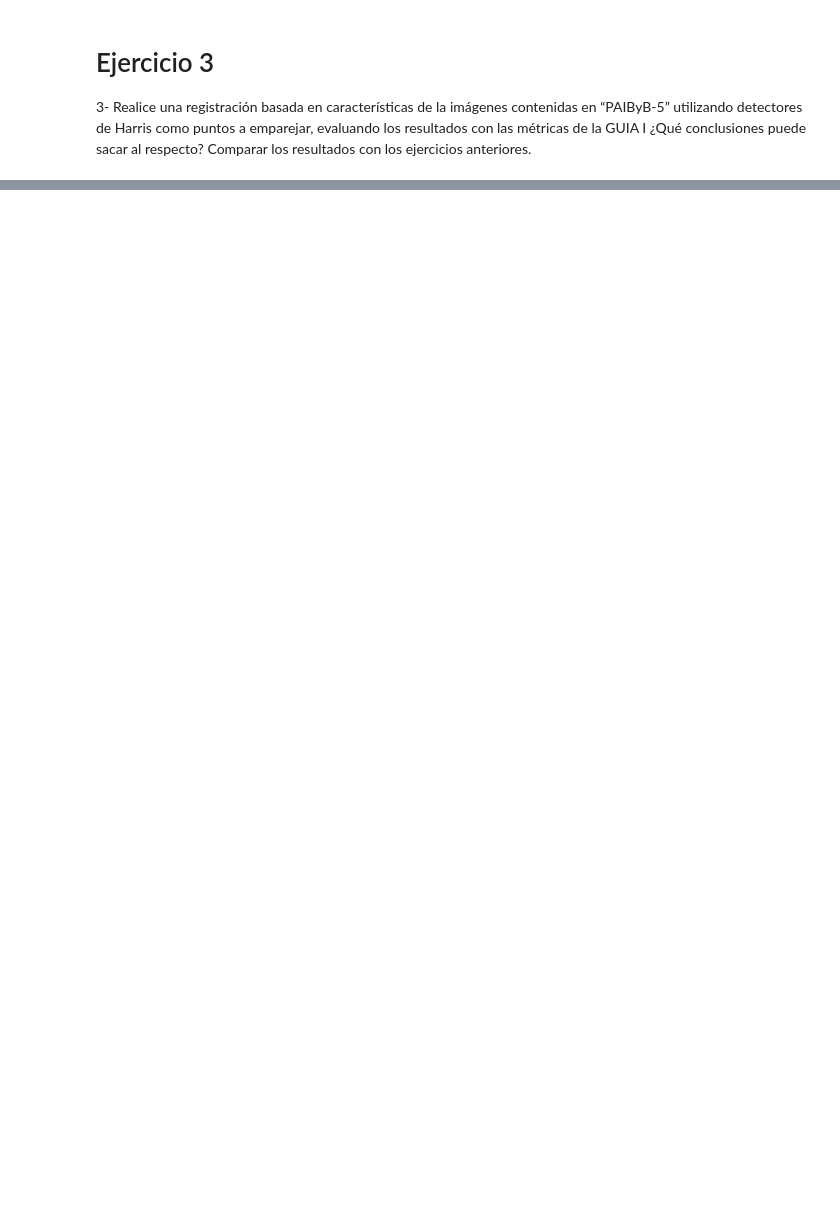
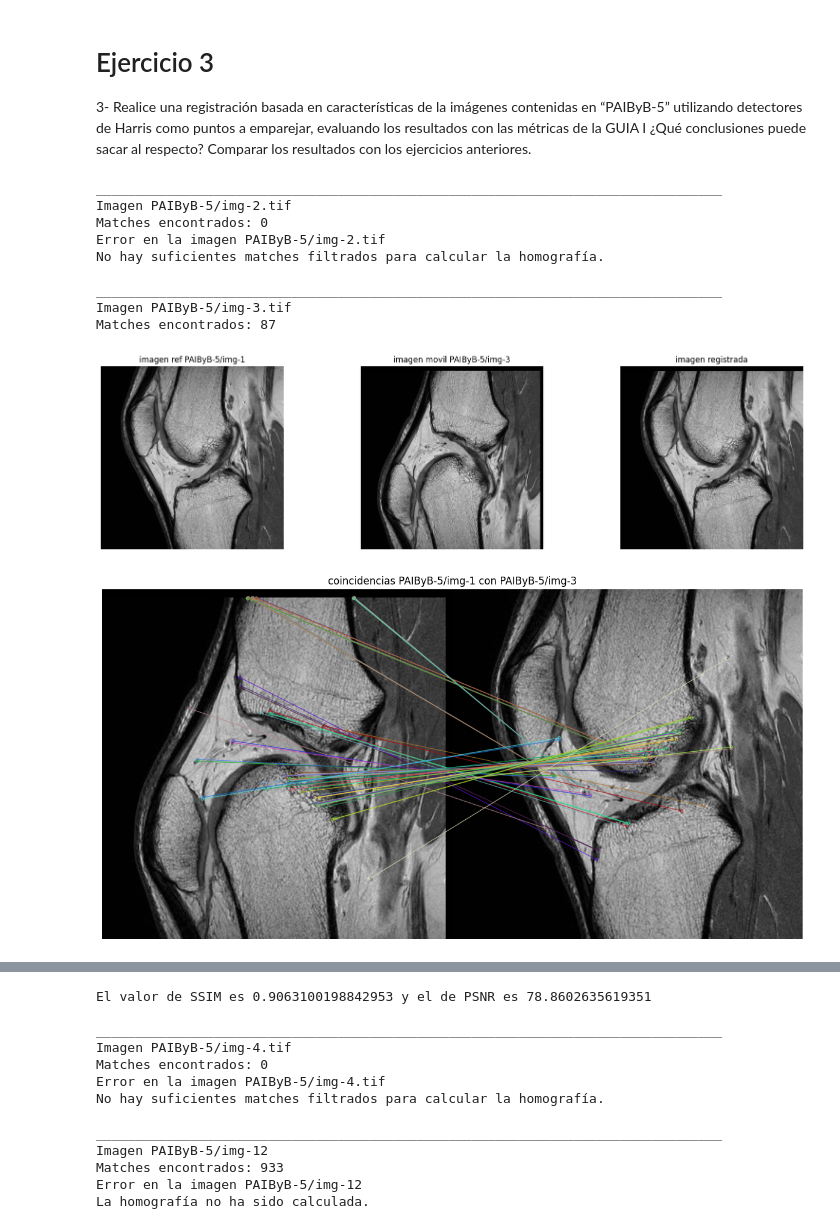
Before and after one commit to gonzagrau/PAIByB, a Jupyter notebook: GUIA3/ejercicio3.ipynb, the cells around one changed output, grey strips where cells are left out. Cells and saved outputs as stored; diff of their text form; code cells hidden in the pictures; blank space fills up the shorter version.

Commit message:
harris feature matching

```diff
--- a/GUIA3/ejercicio3.ipynb
+++ b/GUIA3/ejercicio3.ipynb
@@ -22,9 +22,36 @@ from reg_toolkit import peak_SNR
 # %%
 base_dir = 'PAIByB-5'
 #extrigo paths
-lista_paths = lista_de_paths(base_dir)
+lista_paths = list(getPathfiles(base_dir).values())
 # Agrupar los paths
 un_digito, dos_digitos = agrupar_paths(lista_paths)
 #aplico la clase Imagen, esta me lee la imagen y calcula los puntos calve
-un_digito_imgs = [Imagen(image) for image in un_digito ]
-dos_digito_imgs = [Imagen(image) for image in dos_digitos ]
+un_digito_imgs = [Imagen(image, feature_extractor='harris') for image in un_digito ]
+dos_digito_imgs = [Imagen(image, feature_extractor='harris') for image in dos_digitos ]
+# %%
+for i in range(1,len(un_digito)):
+    try:
+        print('\n'+80*'_')
+        print(f'Imagen {un_digito[i]}')
+        # Crea una instancia de Registracion utilizando Harris como descriptor
+        prueba = Registracion(imagen_referencia=un_digito_imgs[0],
+                              imagen_movil=un_digito_imgs[i],
+                              lowe_threshold=1,
+                              min_match_count=4)
+        prueba.run_pipeline()
+    except Exception as e:
+        print(f'Error en la imagen {un_digito[i]}')
+        print(e)
+        continue
+# %% [output]
+________________________________________________________________________________
+Imagen PAIByB-5/img-2.tif
+Matches encontrados: 0
+Error en la imagen PAIByB-5/img-2.tif
+No hay suficientes matches filtrados para calcular la homografía.
+
+________________________________________________________________________________
+Imagen PAIByB-5/img-3.tif
+Matches encontrados: 87
+[figure, added]
+[figure, added]
@@ -30,0 +59,29 @@ dos_digito_imgs = [Imagen(image) for image in dos_digitos ]
+El valor de SSIM es 0.9063100198842953 y el de PSNR es 78.8602635619351
+
+________________________________________________________________________________
+Imagen PAIByB-5/img-4.tif
+Matches encontrados: 0
+Error en la imagen PAIByB-5/img-4.tif
+No hay suficientes matches filtrados para calcular la homografía.
+# %%
+for img in dos_digito_imgs[1:]:
+    try:
+        print('\n'+80*'_')
+        print(f'Imagen {img.nombre}')
+        # Crea una instancia de Registracion utilizando Harris como descriptor
+        prueba = Registracion(imagen_referencia=dos_digito_imgs[0],
+                              imagen_movil=img,
+                              lowe_threshold=1,
+                              ransac_thres=0,
+                              min_match_count=4)
+        prueba.run_pipeline()
+    except Exception as e:
+        print(f'Error en la imagen {img.nombre}')
+        print(e)
+        continue
+# %% [output]
+________________________________________________________________________________
+Imagen PAIByB-5/img-12
+Matches encontrados: 933
+Error en la imagen PAIByB-5/img-12
+La homografía no ha sido calculada.
```
Also changed, not shown: parts of 2 cells of this notebook, 1 other file.
